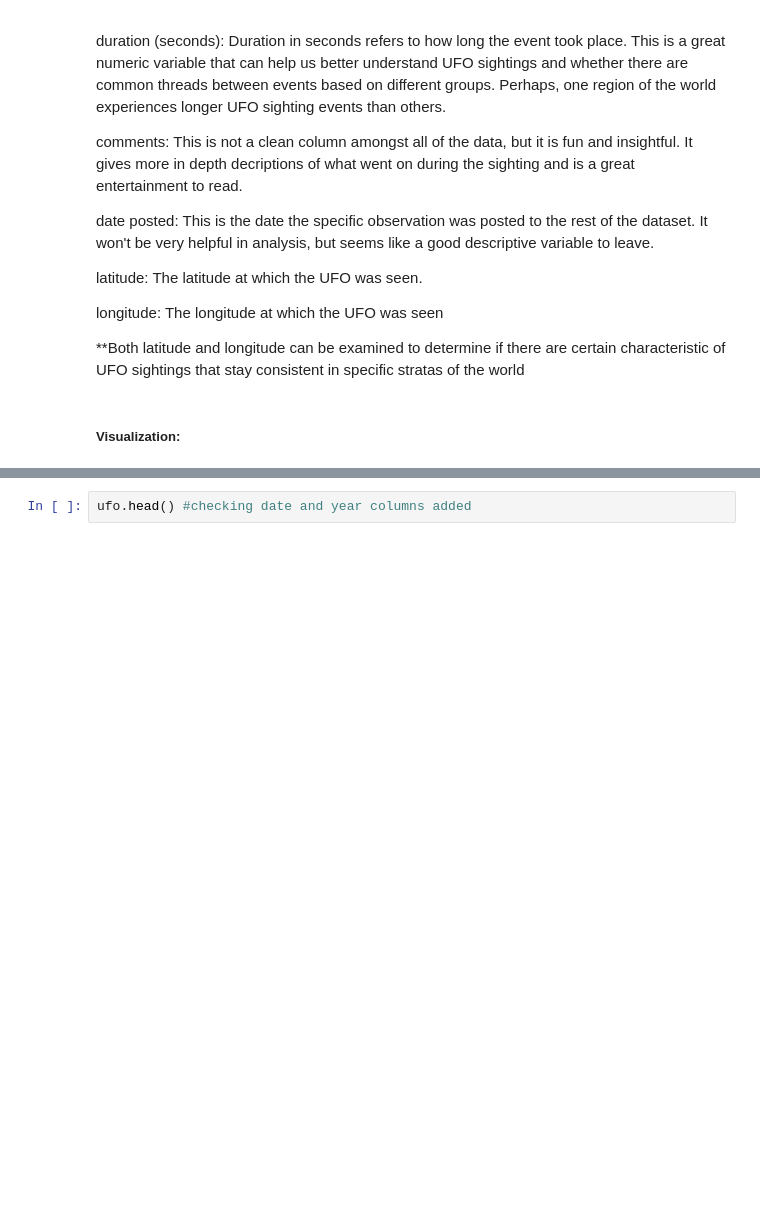
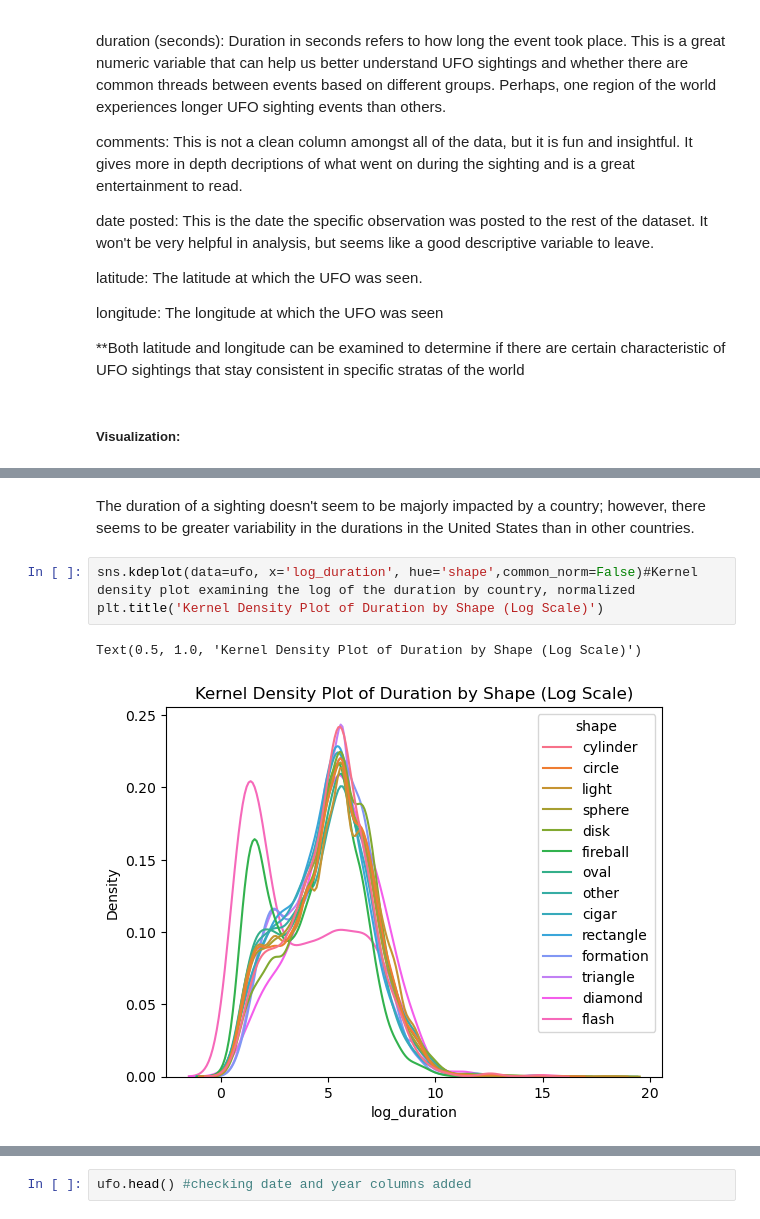
Before and after one commit to avery32/group_project, a Jupyter notebook: ufo_sightings-2.ipynb, the cells around one changed output, grey strips where cells are left out. Cells and saved outputs as stored; diff of their text form; blank space fills up the shorter version.

```diff
--- a/ufo_sightings-2.ipynb
+++ b/ufo_sightings-2.ipynb
@@ -278,3 +282,11 @@ Text(0.5, 1.0, 'Kernel Density Plot of Duration by Country (Log Scale)')
+# %% [markdown]
+The duration of a sighting doesn't seem to be majorly impacted by a country; however, there seems to be greater variability in the durations in the United States than in other countries.
+# %%
+sns.kdeplot(data=ufo, x='log_duration', hue='shape',common_norm=False)#Kernel density plot examining the log of the duration by country, normalized
+plt.title('Kernel Density Plot of Duration by Shape (Log Scale)')
+# %% [output]
+Text(0.5, 1.0, 'Kernel Density Plot of Duration by Shape (Log Scale)')
+[figure, added]
 # %%
 plt.figure(figsize=(10,6)) #Adjusting figure size
 sns.countplot(data=ufo, x='shape', hue='shape', order=ufo['shape'].value_counts().index, palette="viridis", legend=False) #Creating a countplot to understand the reported shapes of the UFO and frquencies of the reports across shape categories
```
Also changed, not shown: parts of 19 cells of this notebook.
